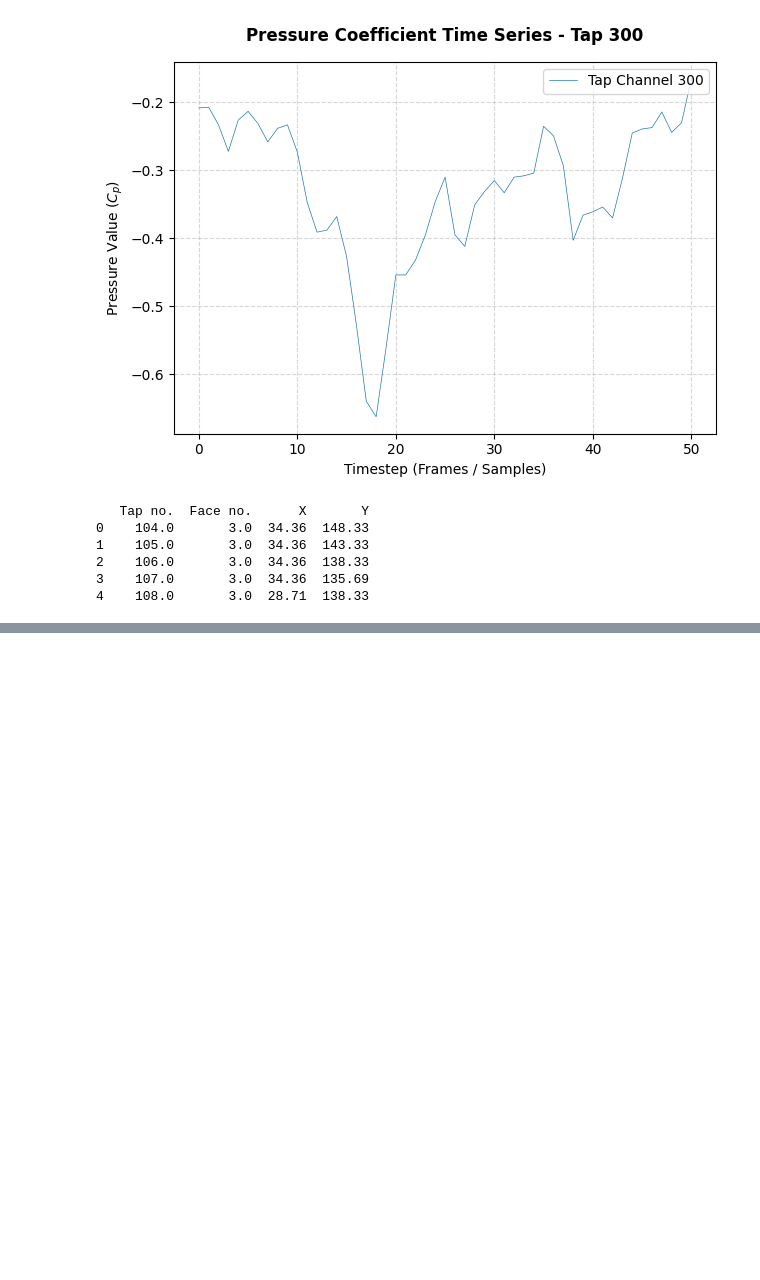
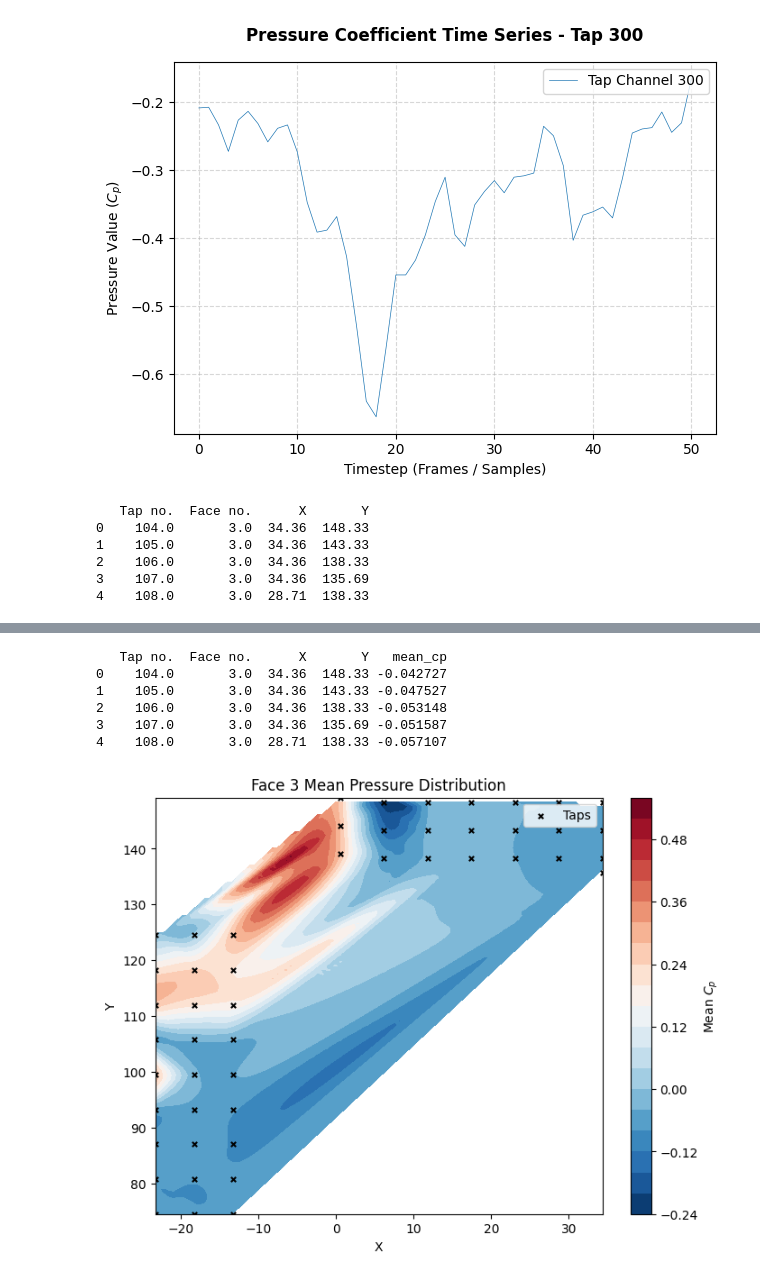
Before and after one commit to sam2mengis2/NIST-TPU-Database-Interface, a Jupyter notebook: ReadfirstHED.ipynb, the cells around one changed output, grey strips where cells are left out. Saved outputs shown, nothing was run; the diff lists cells and outputs as text; code cells hidden in the pictures; blank space fills up the shorter version.

Commit message:
new code to create contour maps for pressure distributions, will be integrated with api code later,second commit as some other stuff didnt push as needed

```diff
--- a/ReadfirstHED.ipynb
+++ b/ReadfirstHED.ipynb
@@ -525,0 +535,7 @@ for i in range(1, 7):
+# %%
+mean_cp_series = pressure_time_series.mean(axis=0)
+
+mean_cp_df = mean_cp_series.reset_index()
+mean_cp_df.columns = ['Tap no.', 'mean_cp']
+
+print(mean_cp_df)
@@ -525,0 +557,45 @@ for i in range(1, 7):
+# %%
+face_3_combined = pd.merge(flat_tap_coords, mean_cp_df, on='Tap no.')
+
+print(face_3_combined.head())
+# %% [output]
+   Tap no.  Face no.      X       Y   mean_cp
+0    104.0       3.0  34.36  148.33 -0.042727
+1    105.0       3.0  34.36  143.33 -0.047527
+2    106.0       3.0  34.36  138.33 -0.053148
+3    107.0       3.0  34.36  135.69 -0.051587
+4    108.0       3.0  28.71  138.33 -0.057107
+# %%
+import numpy as np
+import matplotlib.pyplot as plt
+from scipy.interpolate import griddata
+
+# 1. Extract the data arrays from your combined DataFrame
+x = face_3_combined['X'].values
+y = face_3_combined['Y'].values
+z = face_3_combined['mean_cp'].values
+
+# 2. Define the grid resolution
+grid_x, grid_y = np.meshgrid(
+    np.linspace(x.min(), x.max(), 100),
+    np.linspace(y.min(), y.max(), 100)
+)
+
+# 3. Interpolate the mean_cp values onto the grid
+grid_z = griddata((x, y), z, (grid_x, grid_y), method='cubic')
+
+# 4. Generate the contour plot
+plt.figure(figsize=(8, 6))
+contour = plt.contourf(grid_x, grid_y, grid_z, levels=20, cmap='RdBu_r')
+plt.colorbar(contour, label="Mean $C_p$")
+
+# Optional: Overlay the tap locations to verify grid coverage
+plt.scatter(x, y, c='black', s=15, marker='x', label='Taps')
+
+plt.title("Face 3 Mean Pressure Distribution")
+plt.xlabel("X")
+plt.ylabel("Y")
+plt.legend()
+plt.show()
+# %% [output]
+[figure, added]
```
Also changed, not shown: parts of 2 cells of this notebook.
